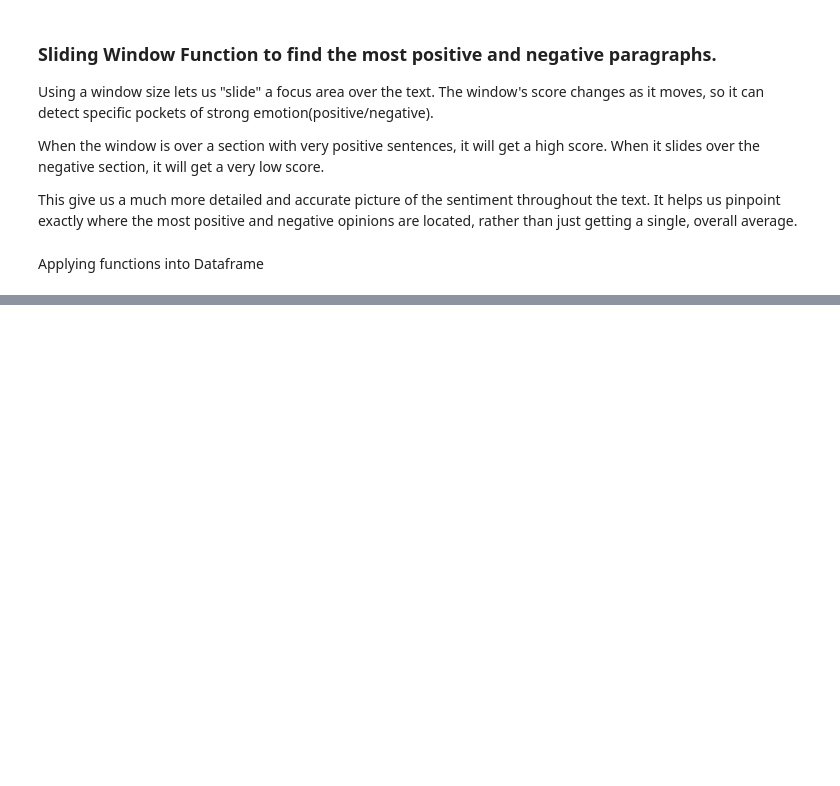
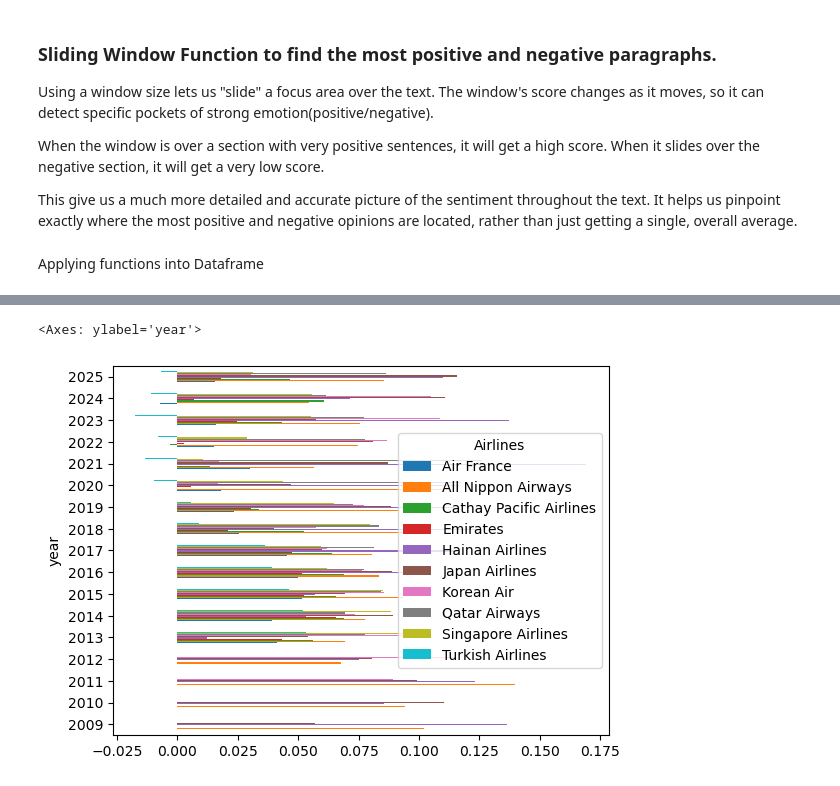
Before and after one commit to DyanelLancea/Airline-Review-Sentiement-Analysis, a Jupyter notebook: Airlines.ipynb, the cells around one changed output, grey strips where cells are left out. Saved outputs shown, nothing was run; the diff lists cells and outputs as text; code cells hidden in the pictures; blank space fills up the shorter version.

```diff
--- a/Airlines.ipynb
+++ b/Airlines.ipynb
@@ -222,0 +240,6 @@ df
+# %%
+data = df.groupby(by=['year','Airlines'])['Normalized Sentiment Score'].mean()
+data.unstack().plot.barh()
+# %% [output]
+<Axes: ylabel='year'>
+[figure, added]
```
Also changed, not shown: parts of 6 cells of this notebook.
